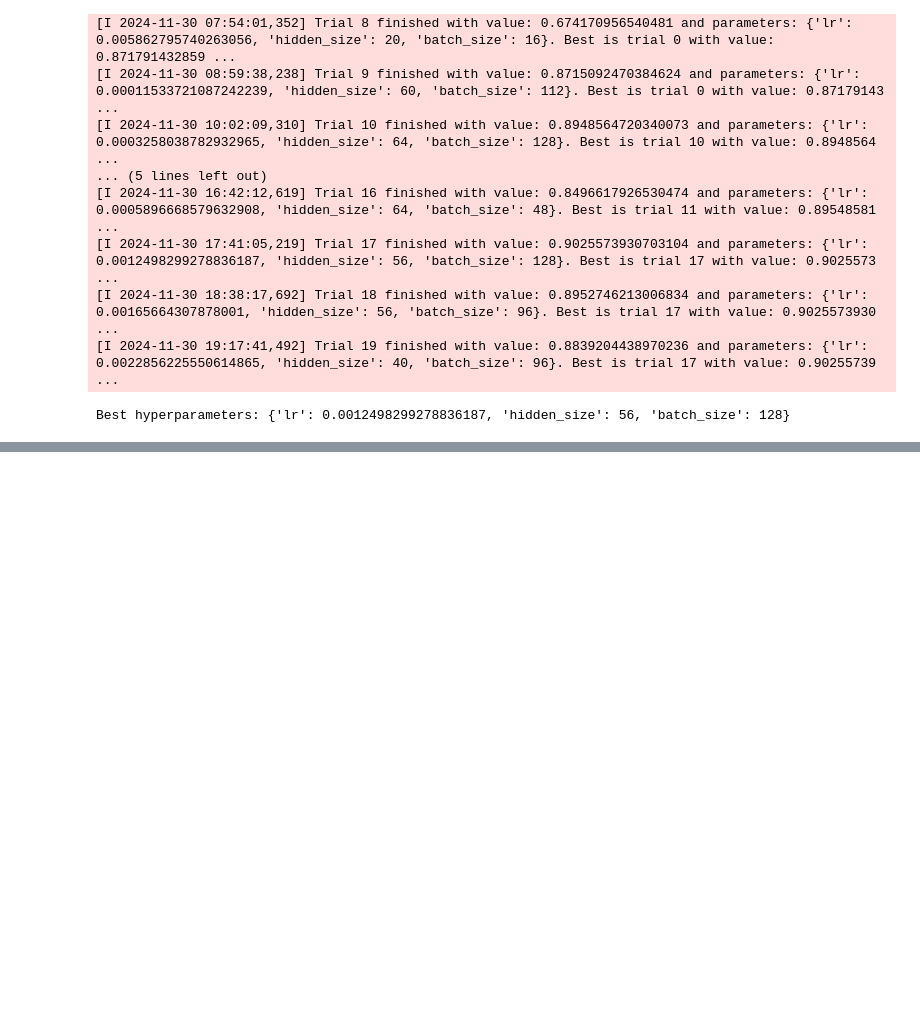
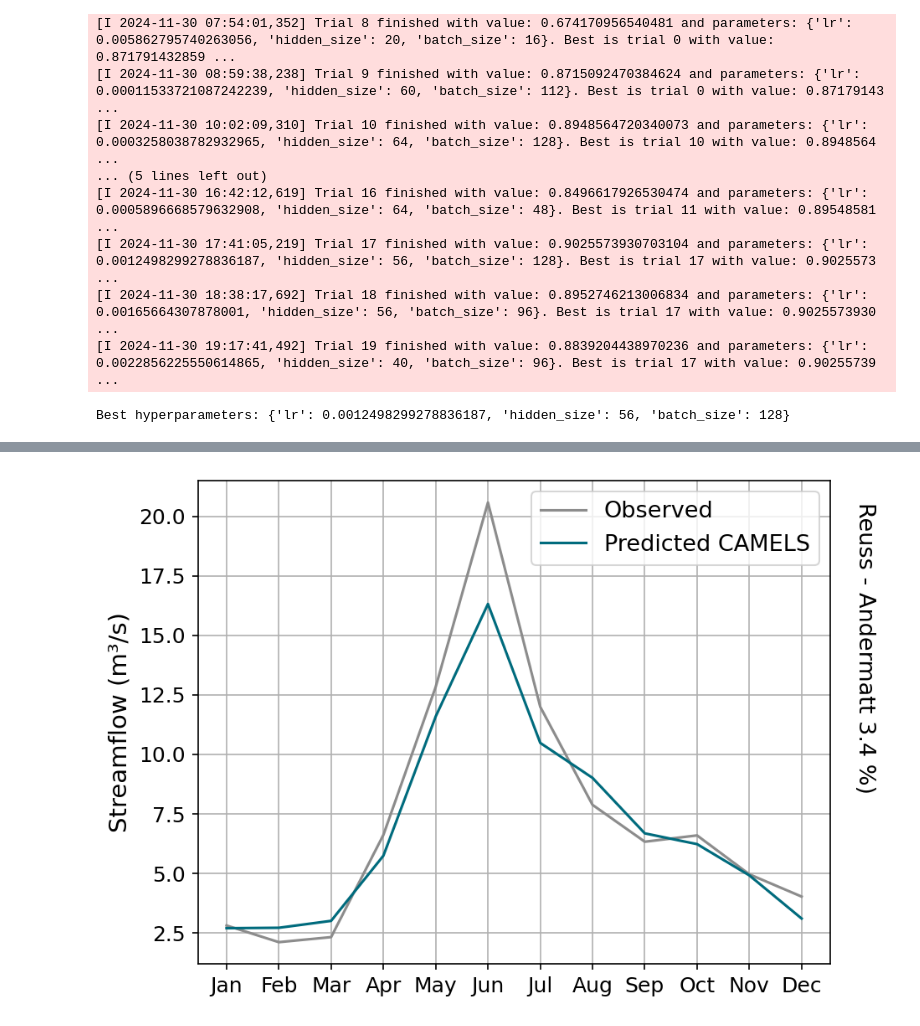
Before and after one commit to bergjus94/2024_MLEES, a Jupyter notebook: Project/CAMELS_model.ipynb, the cells around one changed output, grey strips where cells are left out. Saved outputs shown, nothing was run; the diff lists cells and outputs as text; code cells hidden in the pictures; blank space fills up the shorter version.

```diff
--- a/Project/CAMELS_model.ipynb
+++ b/Project/CAMELS_model.ipynb
@@ -752,27 +697,85 @@ with torch.no_grad():
 # %%
 # Ensure the shapes match by filtering test_final_df to match the tensor shapes
 test_df = test_df.iloc[:test_ytensor.shape[0]]
 
 # Specify the catchment_id you want to plot
-desired_catchment_id = '2268'
+desired_catchment_id = '2087'
 
 # Filter the DataFrame to include only the desired time series
 filtered_test_df = test_df[test_df['catchment_id'] == desired_catchment_id]
 
 # Create a boolean mask for the desired catchment_id
 mask = test_df['catchment_id'] == desired_catchment_id
 
 # Use the boolean mask to filter the tensors
 filtered_test_ytensor = test_ytensor[mask]
 filtered_test_Xtensor = test_Xtensor[mask]
 
 # Adjust the index for plotting
 plot_index = filtered_test_df.index[window_size-1:]
 
 # Ensure the lengths match
 filtered_test_ytensor = filtered_test_ytensor[:len(plot_index)]
 filtered_test_Xtensor = filtered_test_Xtensor[:len(plot_index)]
 
-# observed and predicted streafmlow series
+# Observed and predicted streamflow series
 observed = filtered_test_ytensor.cpu().numpy()
 predicted = model(filtered_test_Xtensor).cpu().detach().numpy()
+
+# Ensure the lengths match
+filtered_test_df = filtered_test_df.iloc[:len(filtered_test_Xtensor)]
+filtered_test_ytensor = filtered_test_ytensor[:len(filtered_test_df)]
+
+# Calculate predictions
+with torch.no_grad():
+    predicted_discharge = model(filtered_test_Xtensor).cpu().numpy()
+
+# Ensure the lengths match again
+predicted_discharge = predicted_discharge[:len(filtered_test_df)]
+
+# Add the predicted discharge to the DataFrame
+filtered_test_df.loc[:, 'predicted_discharge'] = predicted_discharge
+
+# Assuming filtered_test_df is your DataFrame and it ends on 2020-12-31
+end_date = pd.to_datetime('2020-12-31')
+num_days = len(filtered_test_df)
+start_date = end_date - pd.DateOffset(days=num_days-1)
+
+# Create a date range
+date_range = pd.date_range(start=start_date, end=end_date)
+
+# Use .loc to set the date range as a new column to the DataFrame
+filtered_test_df.loc[:, 'date'] = date_range
+
+# Extract year and month from the date
+filtered_test_df['year'] = filtered_test_df['date'].dt.year
+filtered_test_df['month'] = filtered_test_df['date'].dt.month
+
+# Add observed and predicted streamflow to the DataFrame
+filtered_test_df['observed'] = observed
+filtered_test_df['predicted'] = predicted
+
+# Calculate the average discharge for each month over the period for observed and predicted values
+monthly_avg_observed = filtered_test_df.groupby('month')['observed'].mean()
+monthly_avg_predicted = filtered_test_df.groupby('month')['predicted'].mean()
+
+# Plot the average monthly discharge for observed and predicted values
+plt.figure(figsize=(6.5, 5), dpi=150)
+plt.plot(monthly_avg_observed.index, monthly_avg_observed.values, linestyle='-', color='#8C8C8C', label='Observed')
+plt.plot(monthly_avg_predicted.index, monthly_avg_predicted.values, linestyle='-', color='#006B7D', label='Predicted CAMELS')
+
+# Add labels and title
+plt.xlabel('')
+plt.ylabel('Streamflow (m³/s)', fontsize=14)
+plt.title('')
+plt.xticks(ticks=range(1, 13), labels=['Jan', 'Feb', 'Mar', 'Apr', 'May', 'Jun', 'Jul', 'Aug', 'Sep', 'Oct', 'Nov', 'Dec'], fontsize=12)
+plt.yticks(fontsize=12)
+plt.legend(fontsize=13)
+
+# Add text to the right y-axis
+plt.text(13, monthly_avg_observed.max(), 'Reuss - Andermatt 3.4 %)', va='top', ha='left', rotation=270, fontsize=13)
+
+plt.grid(True)
+plt.show()
+# %% [output]
+[figure, added]
```
Also changed, not shown: parts of 34 cells of this notebook.
